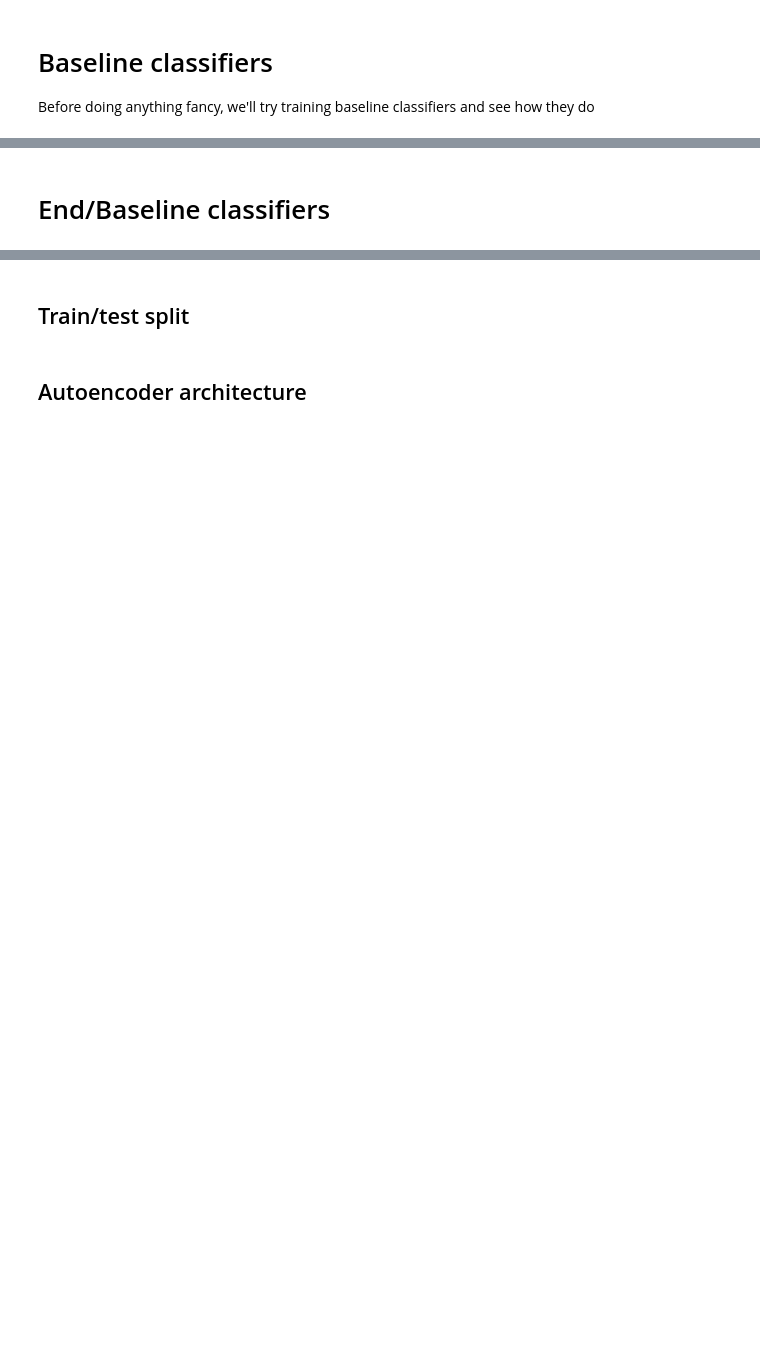
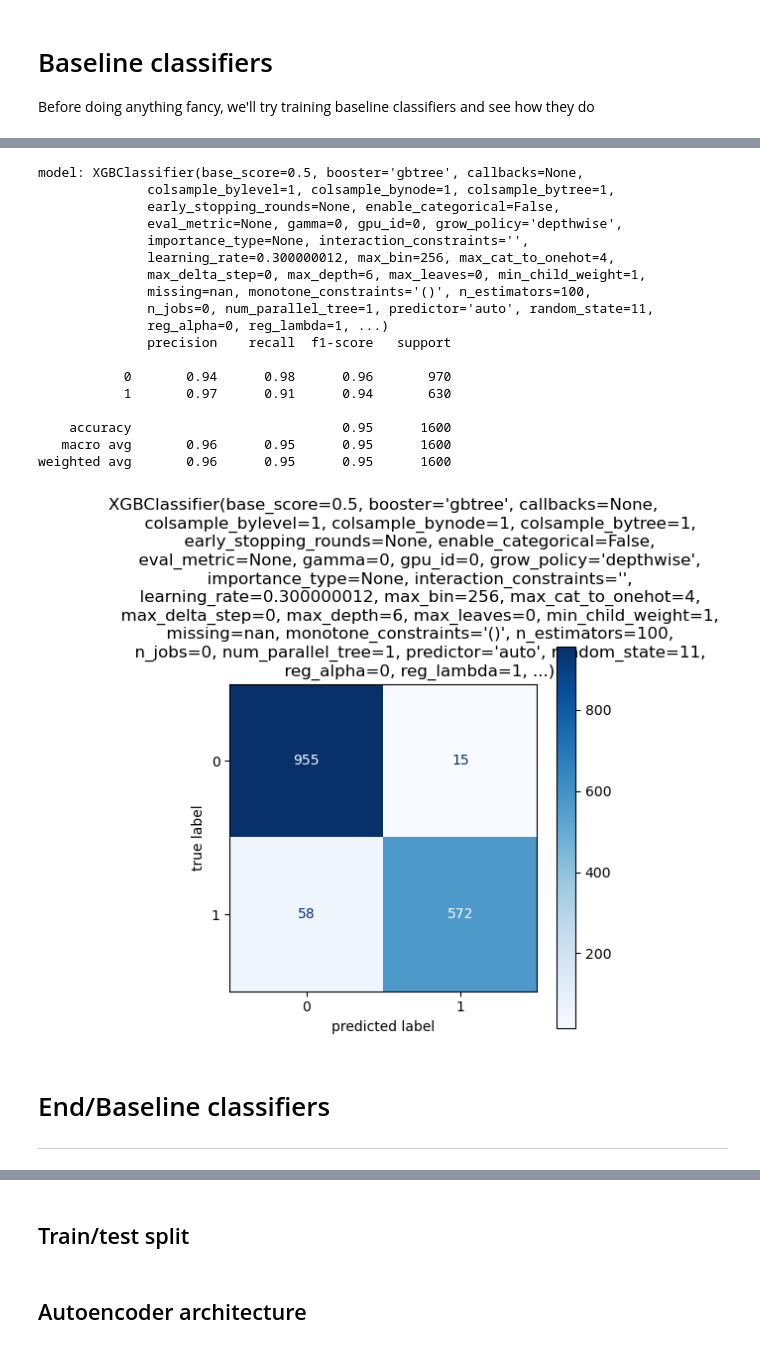
Before and after one commit to nayefahmad/ml-notes, a Jupyter notebook: 2023-04-17-nn-classifier-for-weibull-shape.ipynb, the cells around one changed output, grey strips where cells are left out. Cells and saved outputs as stored; diff of their text form; code cells hidden in the pictures; blank space fills up the shorter version.

```diff
--- a/2023-04-17-nn-classifier-for-weibull-shape.ipynb
+++ b/2023-04-17-nn-classifier-for-weibull-shape.ipynb
@@ -178,5 +238,30 @@ weighted avg       0.93      0.93      0.93      1280
+# %%
+# Retrain on train and val data, then run on test
+selected_model_num = 0
+train_eval_pipeline(selected_model_num, _X_train=X_train_and_valid, _y_train=y_train_and_valid, _X_valid=X_test, _y_valid=y_test)
+# %% [output]
+model: XGBClassifier(base_score=0.5, booster='gbtree', callbacks=None,
+              colsample_bylevel=1, colsample_bynode=1, colsample_bytree=1,
+              early_stopping_rounds=None, enable_categorical=False,
+              eval_metric=None, gamma=0, gpu_id=0, grow_policy='depthwise',
+              importance_type=None, interaction_constraints='',
+              learning_rate=0.300000012, max_bin=256, max_cat_to_onehot=4,
+              max_delta_step=0, max_depth=6, max_leaves=0, min_child_weight=1,
+              missing=nan, monotone_constraints='()', n_estimators=100,
+              n_jobs=0, num_parallel_tree=1, predictor='auto', random_state=11,
+              reg_alpha=0, reg_lambda=1, ...)
+              precision    recall  f1-score   support
+
+           0       0.94      0.98      0.96       970
+           1       0.97      0.91      0.94       630
+
+    accuracy                           0.95      1600
+   macro avg       0.96      0.95      0.95      1600
+weighted avg       0.96      0.95      0.95      1600
+[figure, added]
 # %% [markdown]
 # End/Baseline classifiers
+****
 # %%
 # min-max scaling and padding the data:
 data_samples_min_max_scaled = [(sample - sample.min()) / (sample.max() - sample.min()) for sample in data_samples]
```
Also changed, not shown: parts of 31 cells of this notebook.
